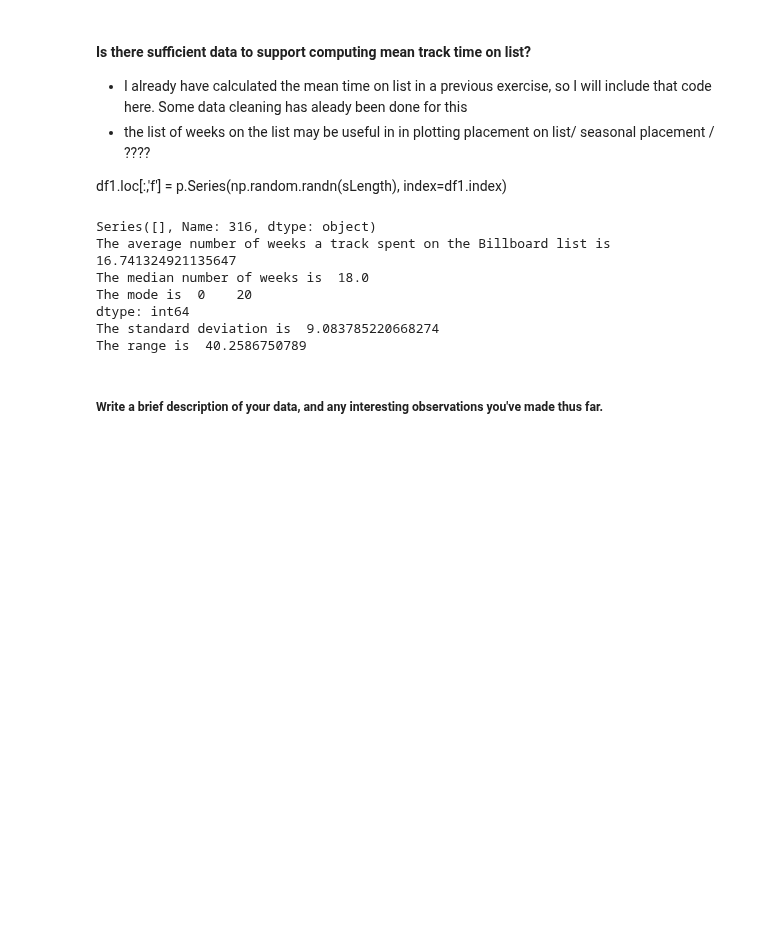
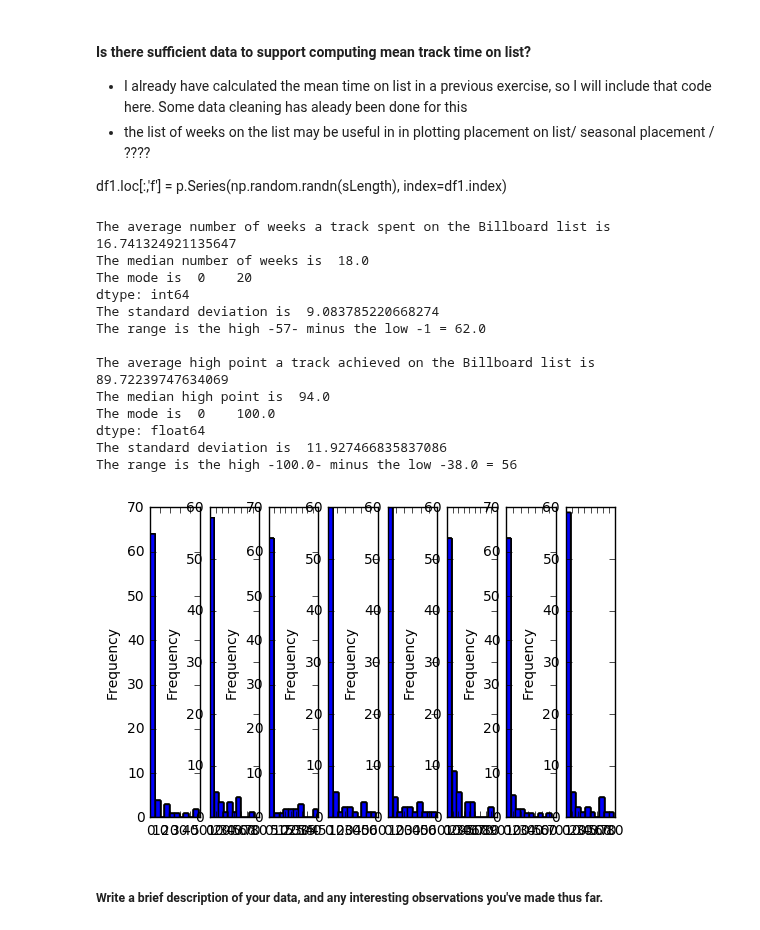
Before and after one commit to mohsseha/DSI-BOS-students, a Jupyter notebook: pparker-roach/Week 2/project-02/starter-code/project_2.ipynb, the cells around one changed output. Drawn from its saved outputs; the diff is of its cells as text; code cells hidden in the pictures; blank space fills up the shorter version.

Commit message:
week 3 Monday morning push

```diff
--- a/pparker-roach/Week 2/project-02/starter-code/project_2.ipynb
+++ b/pparker-roach/Week 2/project-02/starter-code/project_2.ipynb
@@ -49,41 +56,92 @@ print(billboard.head())
 
 billboard_index = billboard.index.values.tolist()
 billboard_columns = billboard.columns
 
+#the number of weeks a track stayed on the list
 weeks_on_list = []
+#a list of the week on the list containing thier rating for each week
+weeks_list = []
+#the highest point on the list that a title reached during its tenure on the list
+high_point_list = []
 
+#the following adds a new column onto billboard called "Weeks List" that contains all of the weeks on billboard
+#preserving the ranking, but replacing nan's with 0's
 for index, row in billboard.iterrows():
     count = 0
+    weeks_on_list.append(row['x1st.week':'x76th.week'].notnull().sum())
     notnull = row['x1st.week':'x76th.week'].notnull()
-    weeks = row['x1st.week':'x76th.week']
-    weeks_on_list.append(weeks[notnull].count())
+    weeks_list.append(row['x1st.week':'x76th.week'].fillna(0))
+    high_point_list.append(row['x1st.week':'x76th.week'].max())
 
 
+billboard["Weeks List"] = weeks_list
+billboard['Total Weeks'] = weeks_on_list
+billboard['High Point'] = high_point_list
+
 weeks_on_list = pd.Series(weeks_on_list)
-#for index, row in billboard.iterrows():
+high_point_list = pd.Series(high_point_list)
 
-    #print(billboard.loc[index,7:col])
 weeks_on_list_mean = weeks_on_list.mean()
 weeks_on_list_median = weeks_on_list.median()
 weeks_on_list_mode = weeks_on_list.mode()
 weeks_on_list_std = weeks_on_list.std()
 weeks_on_list_min = weeks_on_list.min()
 weeks_on_list_max = weeks_on_list.max()
-billboard["Weeks on List"] = weeks_on_list
+
+high_point_list_mean = high_point_list.mean()
+high_point_list_median = high_point_list.median()
+high_point_list_mode = high_point_list.mode()
+high_point_list_std = high_point_list.std()
+high_point_list_min = high_point_list.min()
+high_point_list_max = high_point_list.max()
 
 print("The average number of weeks a track spent on the Billboard list is ", weeks_on_list_mean)
 print("The median number of weeks is ", weeks_on_list_median)
 print("The mode is ", weeks_on_list_mode )
 print("The standard deviation is ", weeks_on_list_std)
-print("The range is ", weeks_on_list_max - weeks_on_list_mean)
+print("The range is the high -{}- minus the low -{} = {}".format(weeks_on_list_max, weeks_on_list_min, high_point_list_max - high_point_list_min))
+print()
+print("The average high point a track achieved on the Billboard list is ", high_point_list_mean)
+print("The median high point is ", high_point_list_median)
+print("The mode is ", high_point_list_mode )
+print("The standard deviation is ", high_point_list_std)
+print("The range is the high -{}- minus the low -{} = {}".format(high_point_list_max,high_point_list_min, weeks_on_list_max - weeks_on_list_min))
+
+
+fig = plt.figure()
+for i in range(8):
+    i = i+1
+    ax1 = fig.add_subplot(1,8,i)
+    ax1 = billboard.ix[i]["Weeks List"].plot.hist()
+    ax2 = fig.add_subplot(1,8,i)
+    ax2 = billboard.ix[i]["Weeks List"].plot.hist()
+    ax3 = fig.add_subplot(1,8,i)
+    ax3 = billboard.ix[i]["Weeks List"].plot.hist()
+    ax4 = fig.add_subplot(1,8,i)
+    ax4 = billboard.ix[i]["Weeks List"].plot.hist()
+    ax5 = fig.add_subplot(1,8,i)
+    ax5 = billboard.ix[i]["Weeks List"].plot.hist()
+    ax6 = fig.add_subplot(1,8,i)
+    ax6 = billboard.ix[i]["Weeks List"].plot.hist()
+    ax7 = fig.add_subplot(1,8,i)
+    ax7 = billboard.ix[i]["Weeks List"].plot.hist()
+    ax8 = fig.add_subplot(1,8,i)
+    ax8 = billboard.ix[i]["Weeks List"].plot.hist()
 # %% [output]
-Series([], Name: 316, dtype: object)
 The average number of weeks a track spent on the Billboard list is  16.741324921135647
 The median number of weeks is  18.0
 The mode is  0    20
 dtype: int64
 The standard deviation is  9.083785220668274
-The range is  40.2586750789
+The range is the high -57- minus the low -1 = 62.0
+
+The average high point a track achieved on the Billboard list is  89.72239747634069
+The median high point is  94.0
+The mode is  0    100.0
+dtype: float64
+The standard deviation is  11.927466835837086
+The range is the high -100.0- minus the low -38.0 = 56
+[figure, added]
 # %% [markdown]
 ##### Write a brief description of your data, and any interesting observations you've made thus far.
 # %% [markdown]
```
Also changed, not shown: parts of 1 cell of this notebook, 2 other files.
